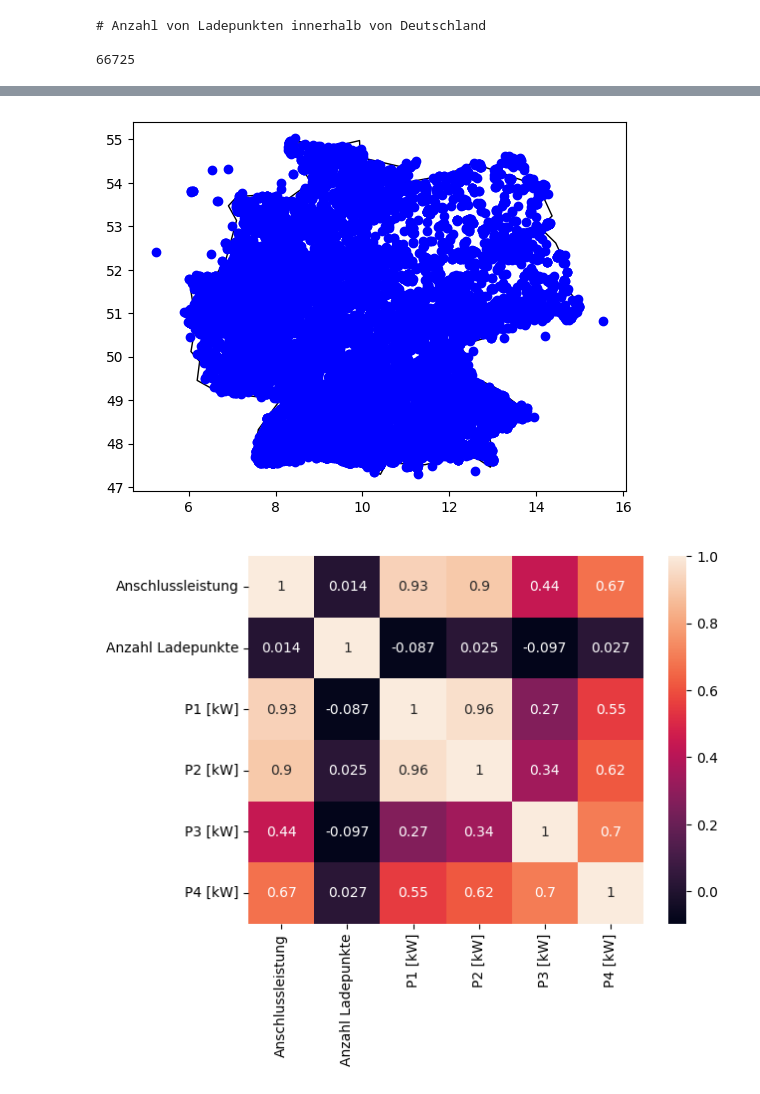
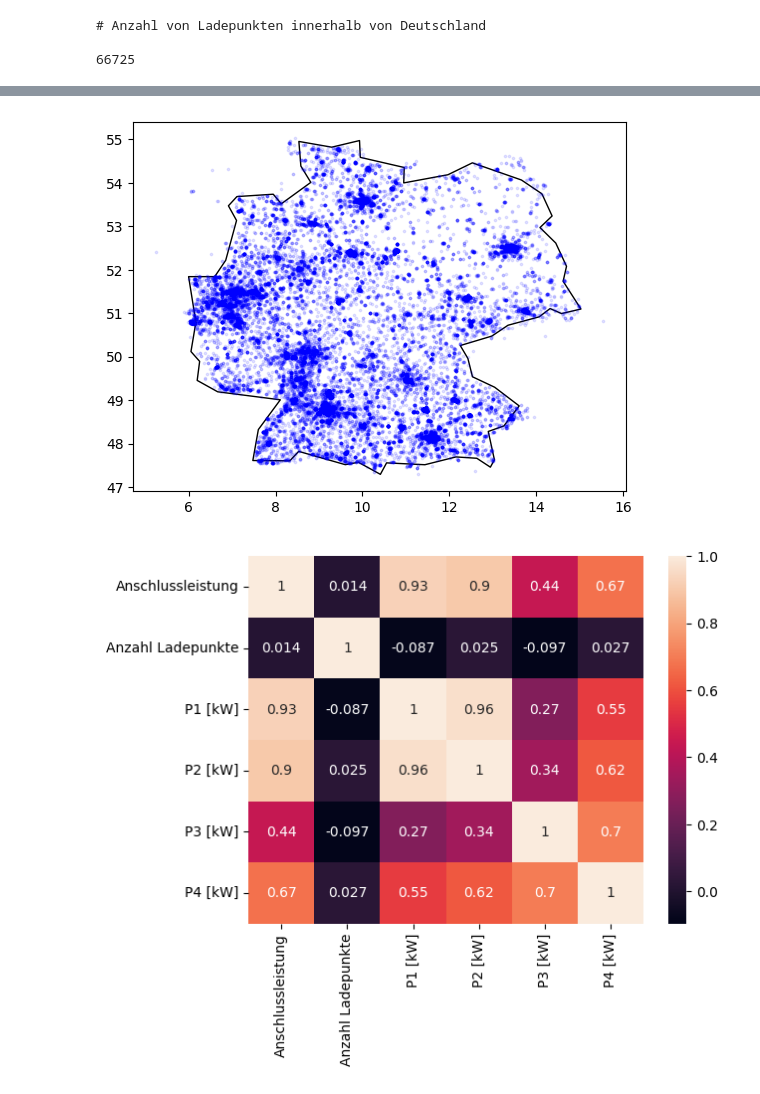
Before and after one commit to BT-Zarrok/KFW, a Jupyter notebook: KFW.ipynb, the cells around one changed output, grey strips where cells are left out. Saved outputs shown, nothing was run; the diff lists cells and outputs as text; code cells hidden in the pictures.

```diff
--- a/KFW.ipynb
+++ b/KFW.ipynb
@@ -520,27 +520,26 @@ del layout, trace, fig, data
 # %%
 # Darstellen der Stationen innerhalb Deutschland
 
 gdf = gpd.GeoDataFrame(df, geometry= gpd.points_from_xy(df.Längengrad, df.Breitengrad))
 world = gpd.read_file(gpd.datasets.get_path('naturalearth_lowres'))
 cities = gpd.read_file(gpd.datasets.get_path('naturalearth_cities'))
 
 # We restrict to South America.
 ax = world[world.name == 'Germany'].plot(
     color='white', edgecolor='black')
 
 
 
 # We can now plot our ``GeoDataFrame``.
-gdf.plot(ax=ax, color='blue', )
+gdf.plot(ax=ax, color='blue',alpha = 0.1 , markersize=3 )
+
+## Mathplotly better
+plt.show()
 
 
-plt.show()
-
-## Some Zooming, missing City and Area
-
 # Delete Ladesäulen which are out of Germany
 # %% [output]
-[figure, old version]
+[figure, new version]
 # %%
 list_columns = ['Anschlussleistung',
                 'Anzahl Ladepunkte', 'P1 [kW]', 'P2 [kW]', 'P3 [kW]', 'P4 [kW]']
```
Also changed, not shown: parts of 1 cell of this notebook.
